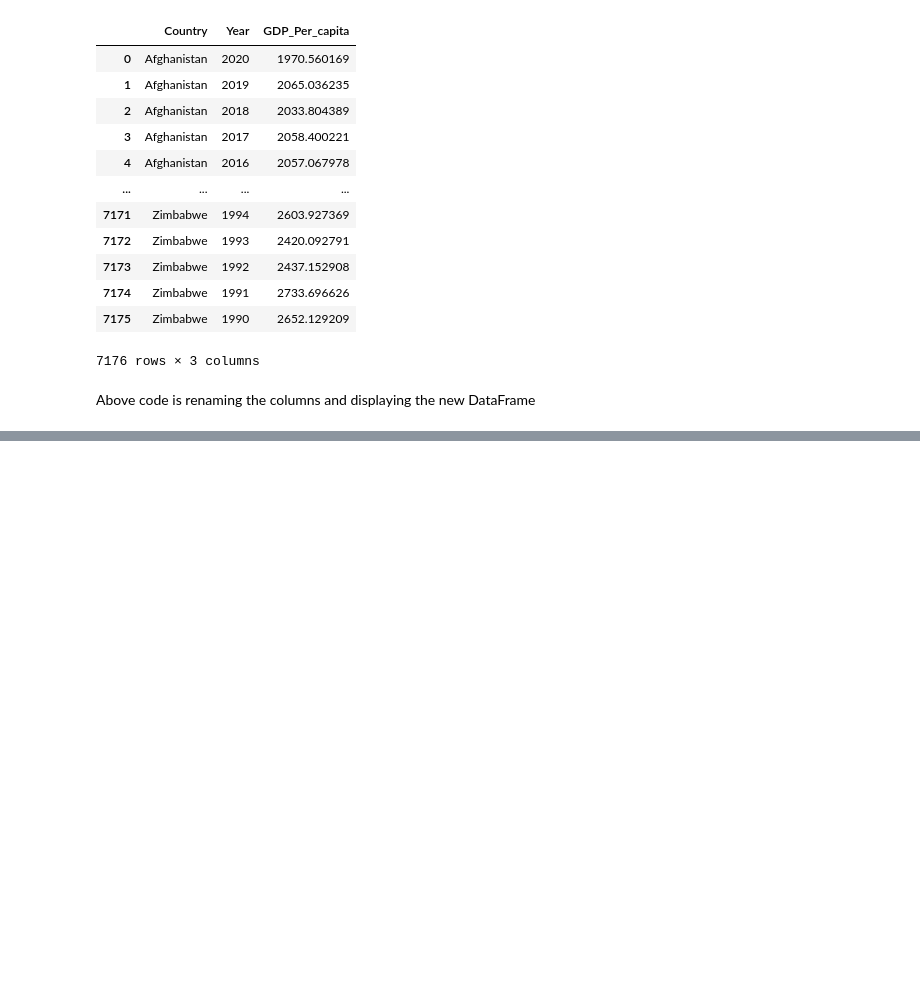
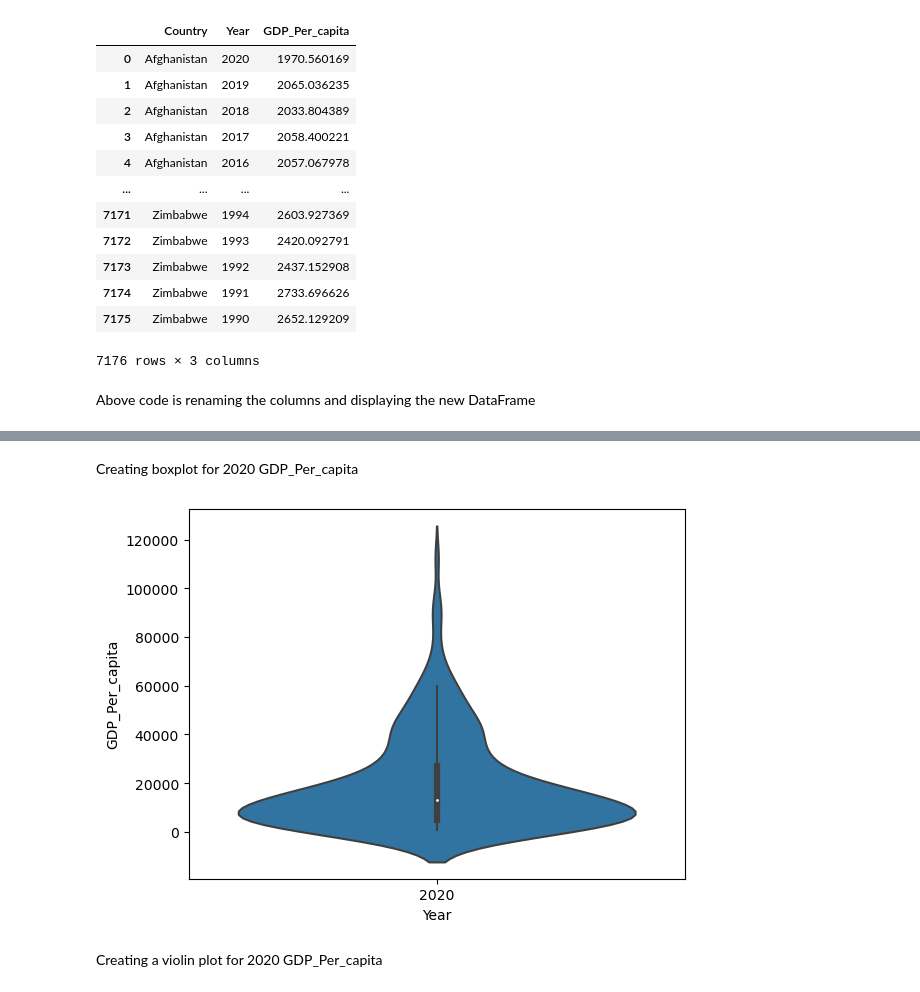
Before and after one commit to NSS-Full-Time-Data-Analytics-9/gdp_and_internet_usage-WilliamPrunty, a Jupyter notebook: notebooks/gdp_and_internet_usage_williamp.ipynb, the cells around one changed output, grey strips where cells are left out. Cells and saved outputs as stored; diff of their text form; code cells hidden in the pictures; blank space fills up the shorter version.

```diff
--- a/notebooks/gdp_and_internet_usage_williamp.ipynb
+++ b/notebooks/gdp_and_internet_usage_williamp.ipynb
@@ -83,0 +177,9 @@ Above code creates a set of all unique years in the DataFrame.
+# %% [markdown]
+Creating boxplot for 2020 GDP_Per_capita
+# %%
+sns.violinplot( x=gdp2020_df["Year"], y=gdp2020_df["GDP_Per_capita"] )
+plt.show()
+# %% [output]
+[figure, added]
+# %% [markdown]
+Creating a violin plot for 2020 GDP_Per_capita
```
Also changed, not shown: parts of 36 cells of this notebook.
